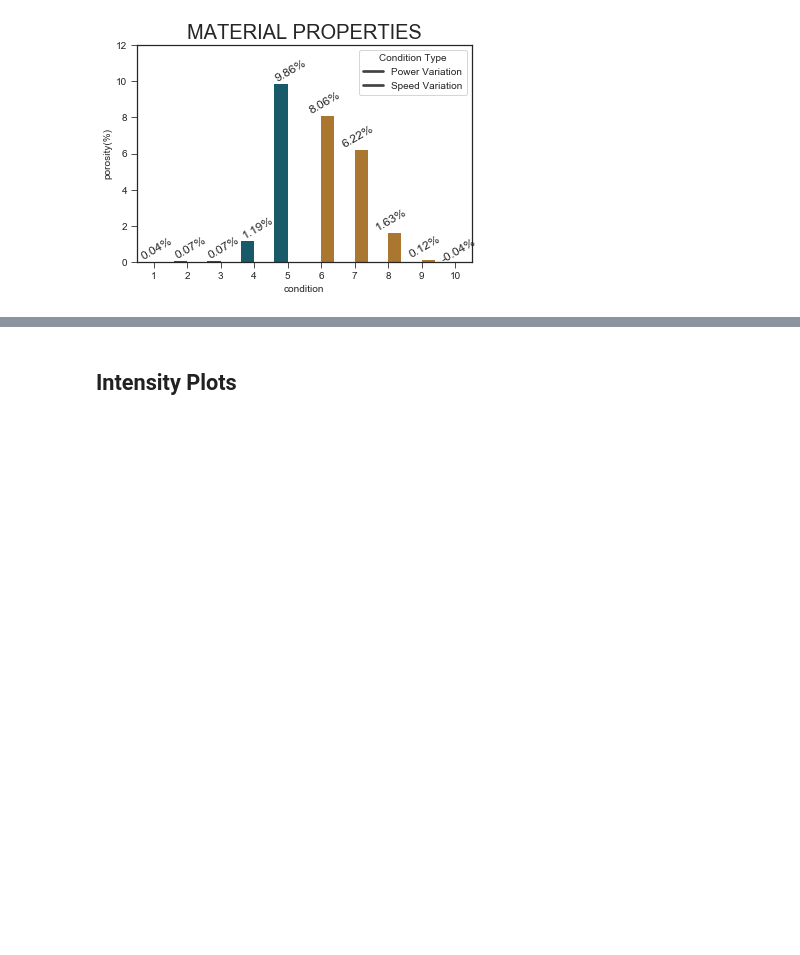
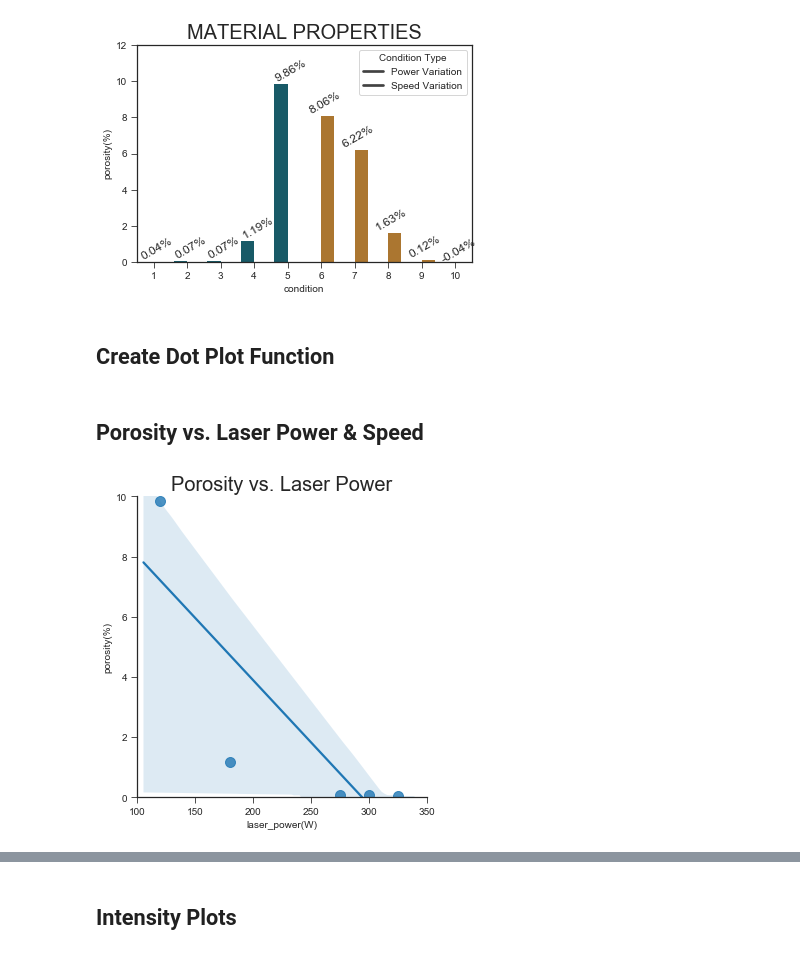
Before and after one commit to milesin3d/IncreaseAMYield, a Jupyter notebook: IncreaseAMYield.ipynb, the cells around one changed output, grey strips where cells are left out. Drawn from its saved outputs; the diff is of its cells as text; code cells hidden in the pictures; blank space fills up the shorter version.

Commit message:
Data Storytelling plots

```diff
--- a/IncreaseAMYield.ipynb
+++ b/IncreaseAMYield.ipynb
@@ -933,3 +935,5 @@ for index, row in combined_df.iterrows():
 # plt.savefig('mp.jpeg', dpi=1000, bbox_inches="tight")
 # %% [output]
 [figure]
+# %% [markdown]
+## Create Dot Plot Function
@@ -935,0 +962,23 @@ for index, row in combined_df.iterrows():
+# %% [markdown]
+## Porosity vs. Laser Power & Speed
+# %%
+# plot laser power vs. porosity
+
+mpm_pp_mp_pv = combined_df[combined_df['cond_type']=='PV']
+
+sns.set_style("ticks")
+
+_ = sns.lmplot('laser_power(W)', # Horizontal Axis
+           'porosity(%)', # Vertical Axis
+           data=mpm_pp_mp_pv, # Data Source
+           palette=pp_colors, # Color Dictionary
+           scatter_kws={'s': 100}, # Set Marker Size
+           fit_reg=True, # Don't Fix a Regression Line
+           legend=False # Remove Default Legend
+          )
+
+_ = plt.title('Porosity vs. Laser Power', fontsize=tt_fs)
+_ = plt.xlim(100, 350)
+_ = plt.ylim(0, 10)
+# %% [output]
+[figure, added]
```
Also changed, not shown: parts of 16 cells of this notebook.
